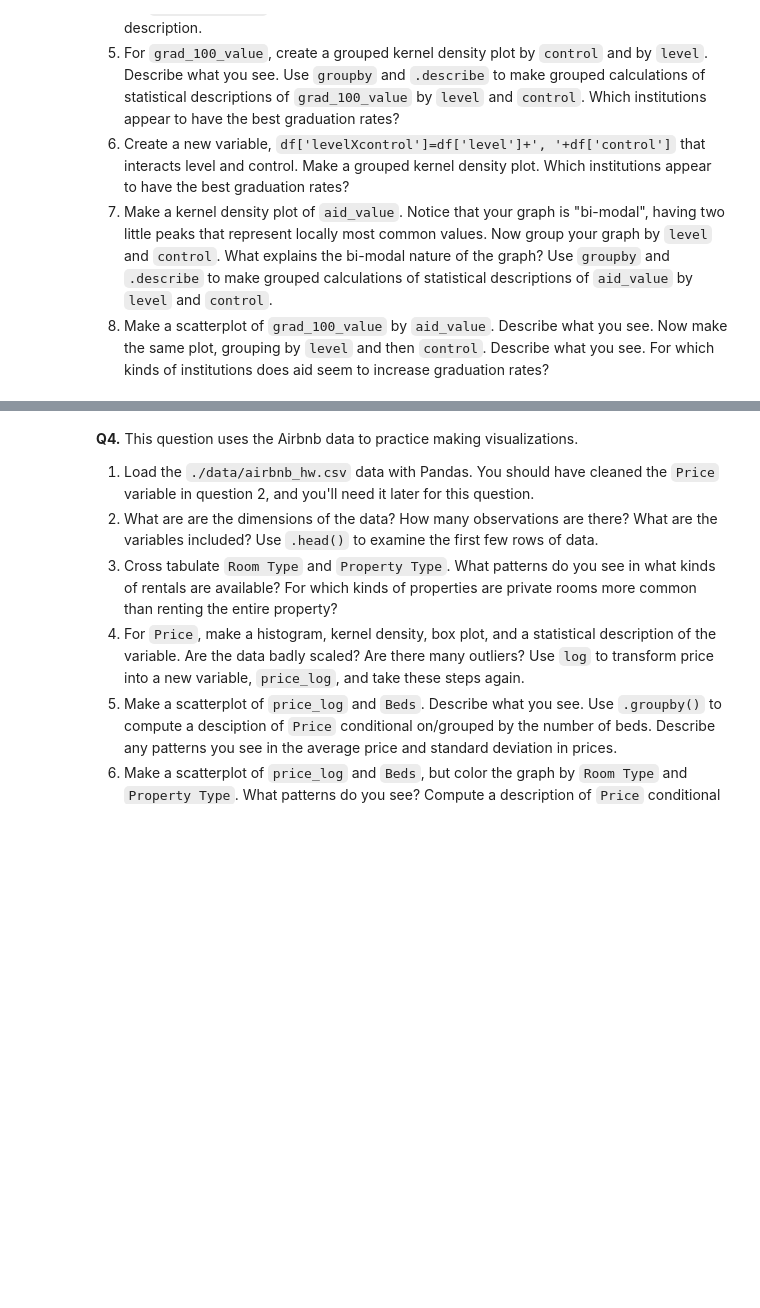
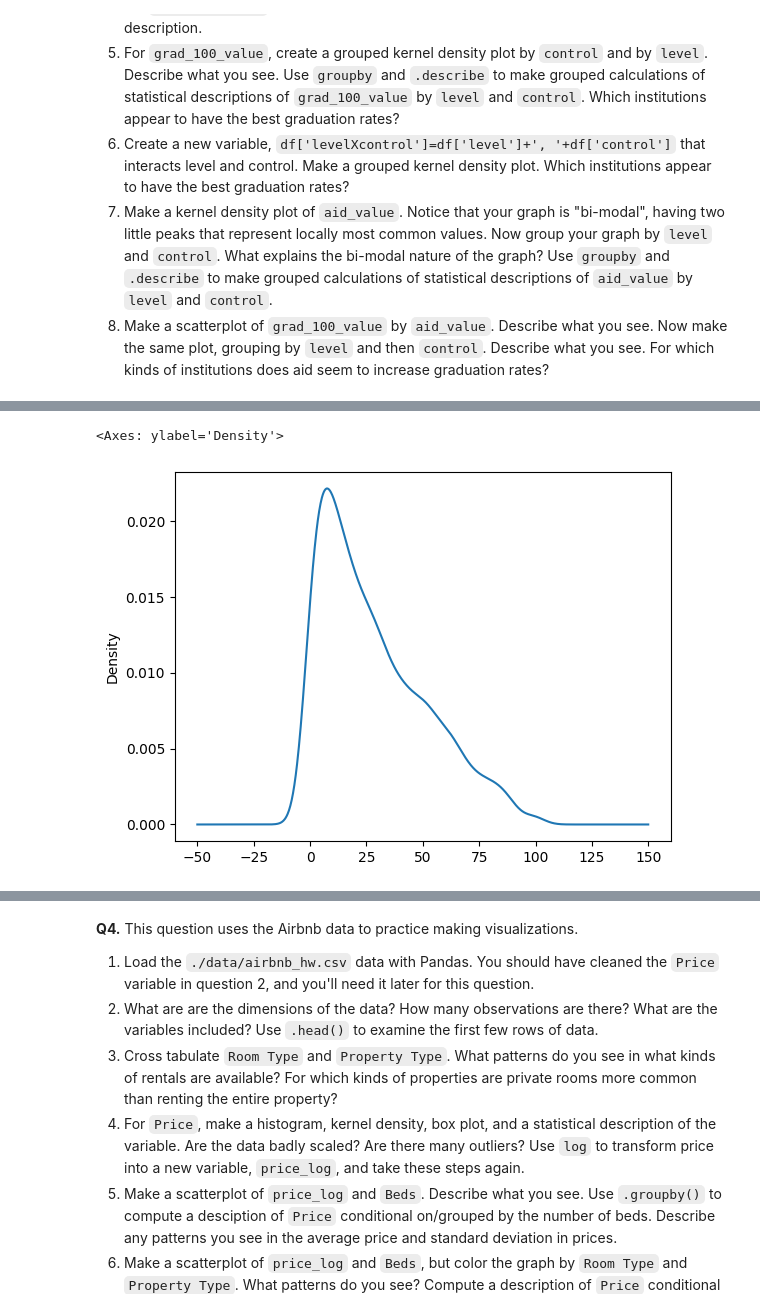
Before and after one commit to Monty-2003/pa2_DS3001, a Jupyter notebook: assignment2.ipynb, the cells around one changed output, grey strips where cells are left out. Saved outputs shown, nothing was run; the diff lists cells and outputs as text; code cells hidden in the pictures; blank space fills up the shorter version.

```diff
--- a/assignment2.ipynb
+++ b/assignment2.ipynb
@@ -156,0 +205,6 @@ The "relevant" variables for this question are:
+# %%
+# Kernel density plot with grad_100_value
+col_dat['grad_100_value'].plot.density()
+# %% [output]
+<Axes: ylabel='Density'>
+[figure, added]
```
Also changed, not shown: parts of 16 cells of this notebook.
